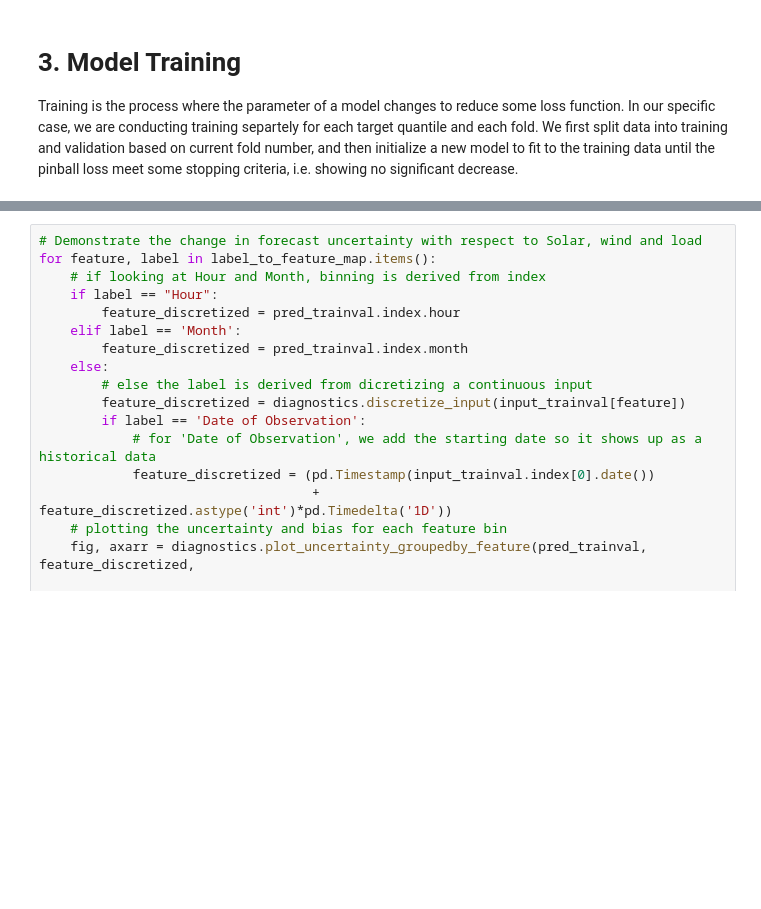
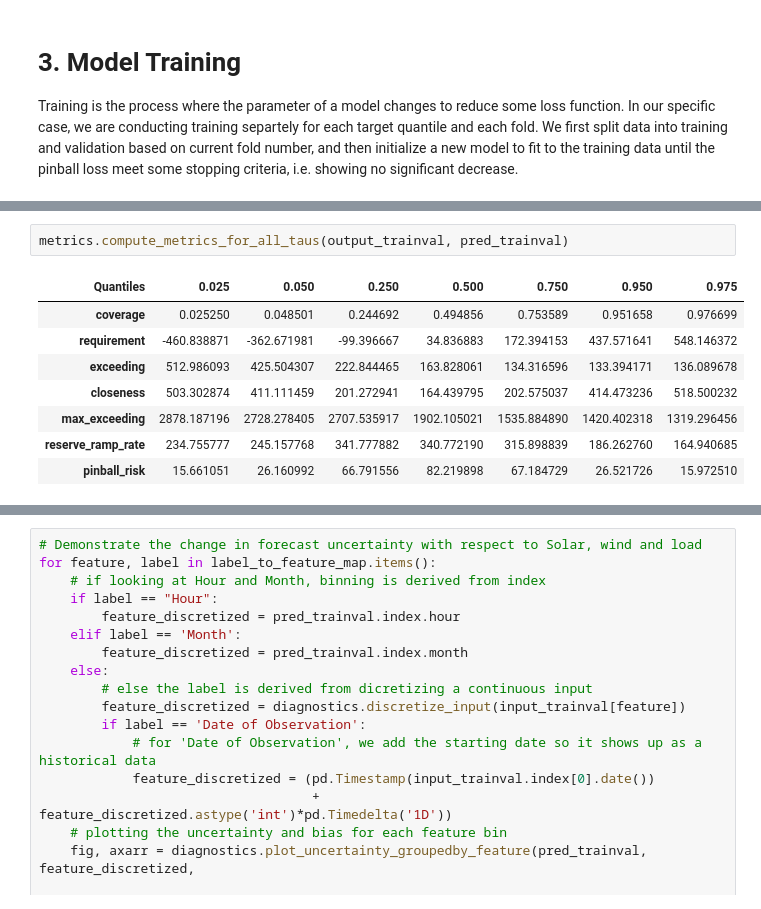
Before and after one commit to e3-/RESERVE-Public, a Jupyter notebook: code/rescue.ipynb, the cells around one changed output, grey strips where cells are left out. Cells and saved outputs as stored; diff of their text form; blank space fills up the shorter version.

```diff
--- a/code/rescue.ipynb
+++ b/code/rescue.ipynb
@@ -334,0 +370,11 @@ else:
+# %%
+metrics.compute_metrics_for_all_taus(output_trainval, pred_trainval)
+# %% [output]
+| Quantiles | 0.025 | 0.050 | 0.250 | 0.500 | 0.750 | 0.950 | 0.975 |
+| coverage | 0.025250 | 0.048501 | 0.244692 | 0.494856 | 0.753589 | 0.951658 | 0.976699 |
+| requirement | -460.838871 | -362.671981 | -99.396667 | 34.836883 | 172.394153 | 437.571641 | 548.146372 |
+| exceeding | 512.986093 | 425.504307 | 222.844465 | 163.828061 | 134.316596 | 133.394171 | 136.089678 |
+| closeness | 503.302874 | 411.111459 | 201.272941 | 164.439795 | 202.575037 | 414.473236 | 518.500232 |
+| max_exceeding | 2878.187196 | 2728.278405 | 2707.535917 | 1902.105021 | 1535.884890 | 1420.402318 | 1319.296456 |
+| reserve_ramp_rate | 234.755777 | 245.157768 | 341.777882 | 340.772190 | 315.898839 | 186.262760 | 164.940685 |
+| pinball_risk | 15.661051 | 26.160992 | 66.791556 | 82.219898 | 67.184729 | 26.521726 | 15.972510 |
```
Also changed, not shown: parts of 18 cells of this notebook, 2 other files.
